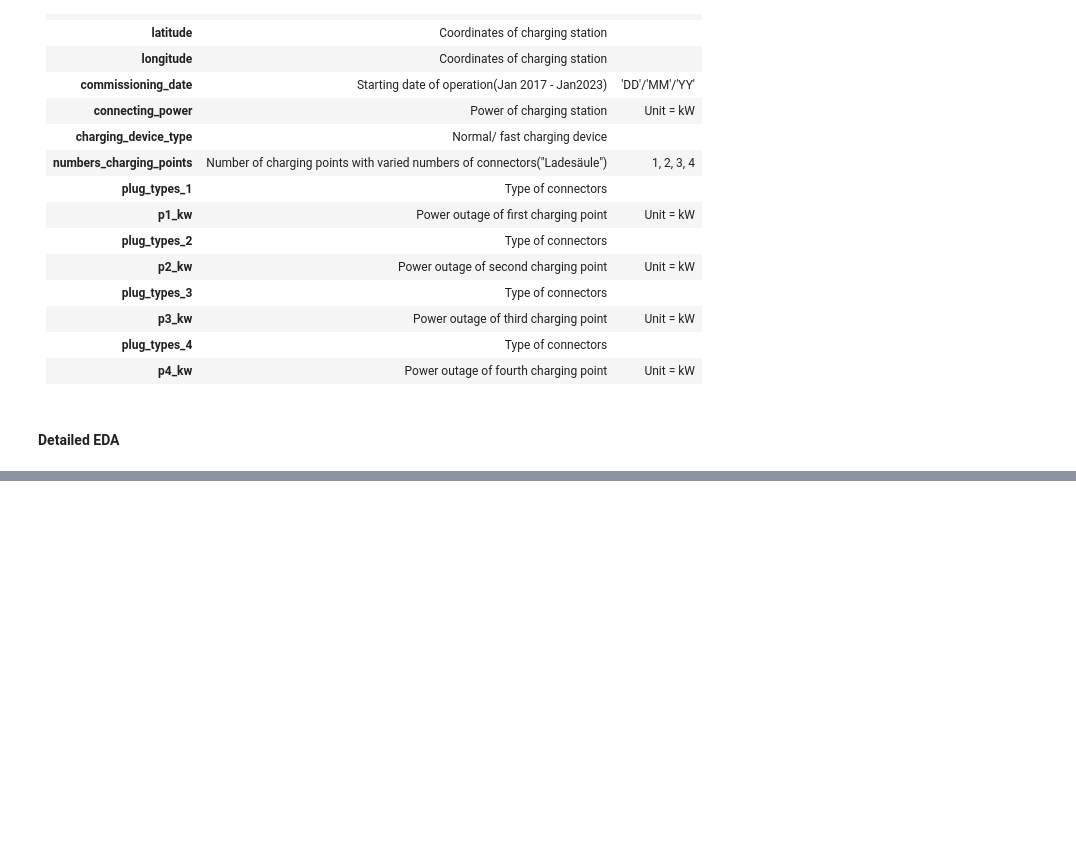
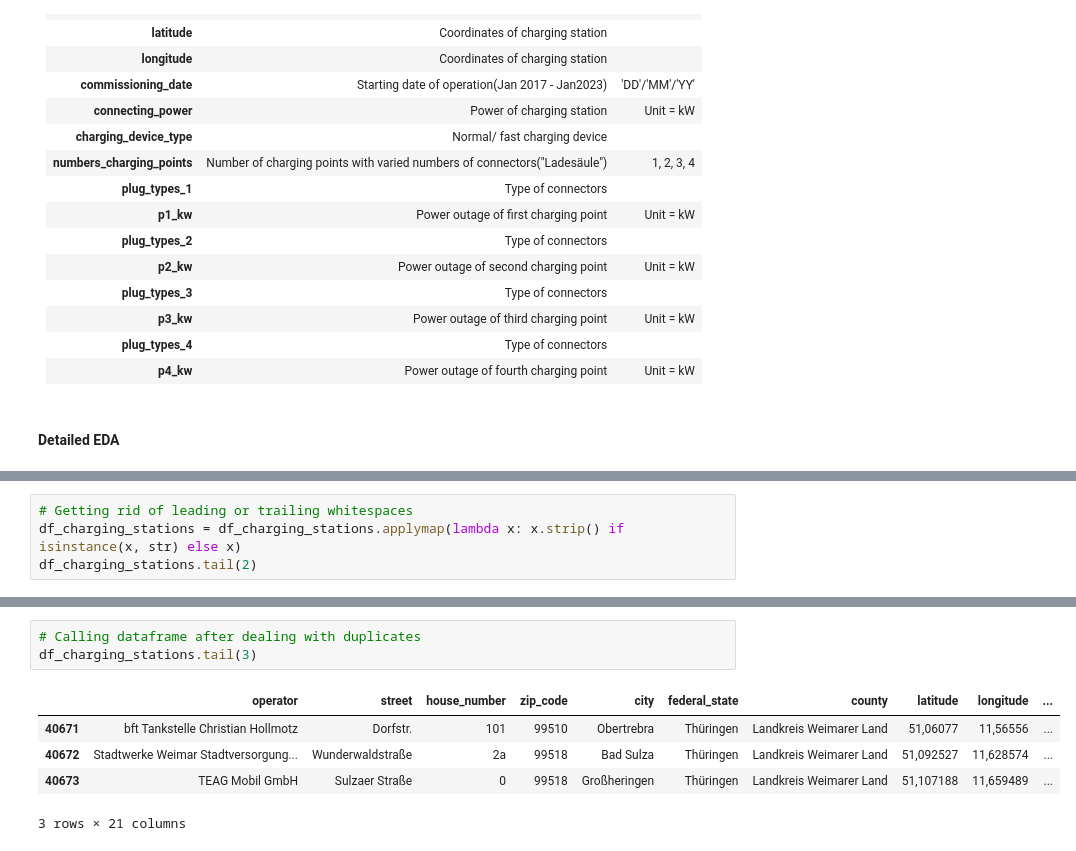
Before and after one commit to RomyBrate/capstone_project_ev, a Jupyter notebook: charging_stations.ipynb, the cells around one changed output, grey strips where cells are left out. Saved outputs shown, nothing was run; the diff lists cells and outputs as text; blank space fills up the shorter version.

```diff
--- a/charging_stations.ipynb
+++ b/charging_stations.ipynb
@@ -208,0 +229,4 @@ memory usage: 6.5+ MB
+# %%
+# Getting rid of leading or trailing whitespaces
+df_charging_stations = df_charging_stations.applymap(lambda x: x.strip() if isinstance(x, str) else x)
+df_charging_stations.tail(2)
@@ -208,0 +257,9 @@ memory usage: 6.5+ MB
+# %%
+# Calling dataframe after dealing with duplicates
+df_charging_stations.tail(3)
+# %% [output]
+|  | operator | street | house_number | zip_code | city | federal_state | county | latitude | longitude | ... |
+| 40671 | bft Tankstelle Christian Hollmotz | Dorfstr. | 101 | 99510 | Obertrebra | Thüringen | Landkreis Weimarer Land | 51,06077 | 11,56556 | ... |
+| 40672 | Stadtwerke Weimar Stadtversorgung... | Wunderwaldstraße | 2a | 99518 | Bad Sulza | Thüringen | Landkreis Weimarer Land | 51,092527 | 11,628574 | ... |
+| 40673 | TEAG Mobil GmbH | Sulzaer Straße | 0 | 99518 | Großheringen | Thüringen | Landkreis Weimarer Land | 51,107188 | 11,659489 | ... |
+3 rows × 21 columns
```
Also changed, not shown: parts of 29 cells of this notebook, 3 other files.
